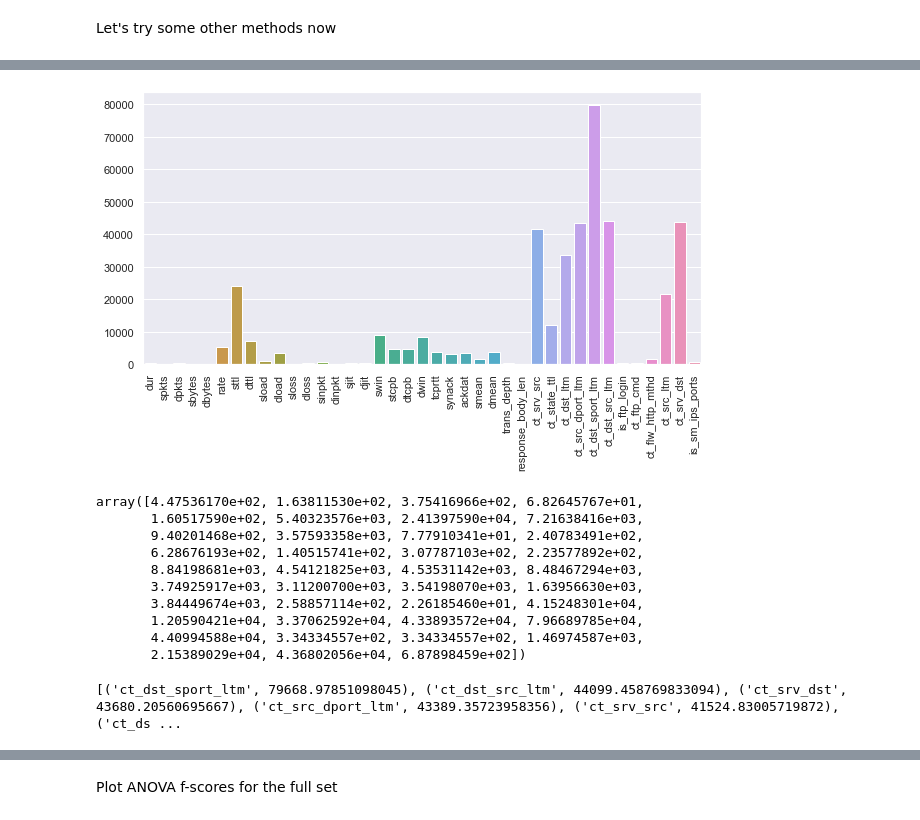
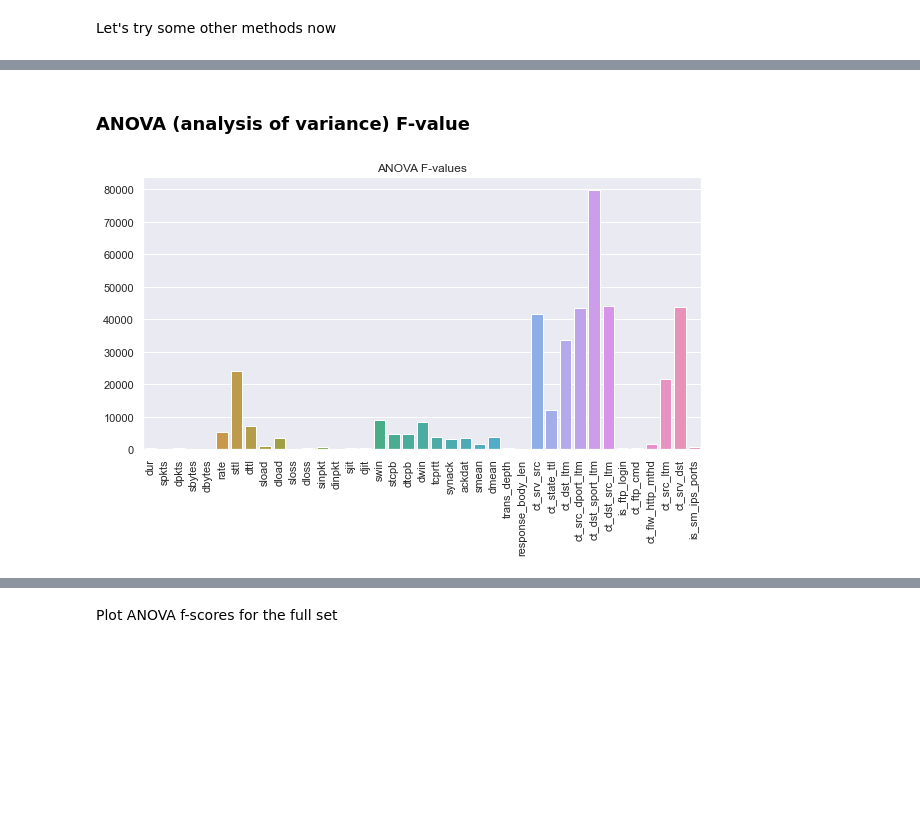
Before and after one commit to pvan1/DATA-606-Capstone, a Jupyter notebook: capstone-phase1.ipynb, the cells around one changed output, grey strips where cells are left out. Drawn from its saved outputs; the diff is of its cells as text; code cells hidden in the pictures; blank space fills up the shorter version.

```diff
--- a/capstone-phase1.ipynb
+++ b/capstone-phase1.ipynb
@@ -414,0 +490,12 @@ training_data_std.to_pickle("./data/training_data_std.pkl")
+# %%
+# a function to plot bar charts, to save typing
+def plotbarchart(xvals, yvals, fname, title, xsize=10, ysize=5, ordr=None, ylog=False):
+    plt.figure(figsize=(xsize,ysize))
+    sns.set_style('darkgrid')
+    chart = sns.barplot(x=xvals, y=yvals, order=ordr)
+    chart.set_xticklabels(chart.get_xticklabels(), rotation=90)
+    if ylog == True:
+        chart.set_yscale('log')
+    chart.set_title(title)
+    plt.savefig(fname, dpi=300, bbox_inches='tight')
+    plt.show()
@@ -482,32 +574,16 @@ MemoryError: Unable to allocate 28.6 GiB for an array with shape (175341, 175341
+# %% [markdown]
+### ANOVA (analysis of variance) F-value
 # %%
 # compute ANOVA f-value
-from sklearn.feature_selection import f_classif
-f_value = f_classif(X=numeric_feat, y=training_cats)
+# returns an array of F-values, and an array of p-values
+f_value, p_value = f_classif(X=numeric_feat, y=training_cats)
 # %%
-plt.figure(figsize=(10,5))
-sns.set_style('darkgrid')
-anova_plot = sns.barplot(x=numeric_feat.columns, y=f_value[0])
-anova_plot.set_xticklabels(anova_plot.get_xticklabels(), rotation=90)
-plt.savefig('./images/anova_fvalues.png', dpi=300, bbox_inches='tight')
-plt.show()
+plotbarchart(numeric_feat.columns, f_value, './images/anova_fvalues.png', 'ANOVA F-values',
+             xsize=10, ysize=5, ordr=None, ylog=False)
 # %% [output]
-[figure, old version]
+[figure, new version]
-# %%
-f_value[0] # f-values
-# %% [output]
-array([4.47536170e+02, 1.63811530e+02, 3.75416966e+02, 6.82645767e+01,
-       1.60517590e+02, 5.40323576e+03, 2.41397590e+04, 7.21638416e+03,
-       9.40201468e+02, 3.57593358e+03, 7.77910341e+01, 2.40783491e+02,
-       6.28676193e+02, 1.40515741e+02, 3.07787103e+02, 2.23577892e+02,
-       8.84198681e+03, 4.54121825e+03, 4.53531142e+03, 8.48467294e+03,
-       3.74925917e+03, 3.11200700e+03, 3.54198070e+03, 1.63956630e+03,
-       3.84449674e+03, 2.58857114e+02, 2.26185460e+01, 4.15248301e+04,
-       1.20590421e+04, 3.37062592e+04, 4.33893572e+04, 7.96689785e+04,
-       4.40994588e+04, 3.34334557e+02, 3.34334557e+02, 1.46974587e+03,
-       2.15389029e+04, 4.36802056e+04, 6.87898459e+02])
 # %%
-anova_list = list(zip(numeric_feat, f_value[0]))
+# create a descending ordered list of F-values
+anova_list = list(zip(numeric_feat, f_value))
 anova_list_desc = sorted(anova_list, reverse=True, key=lambda x:x[1])
-print(anova_list_desc)
+#print(anova_list_desc)
-# %% [output]
-[('ct_dst_sport_ltm', 79668.97851098045), ('ct_dst_src_ltm', 44099.458769833094), ('ct_srv_dst', 43680.20560695667), ('ct_src_dport_ltm', 43389.35723958356), ('ct_srv_src', 41524.83005719872), ('ct_ds ...
```
Also changed, not shown: parts of 51 cells of this notebook.
